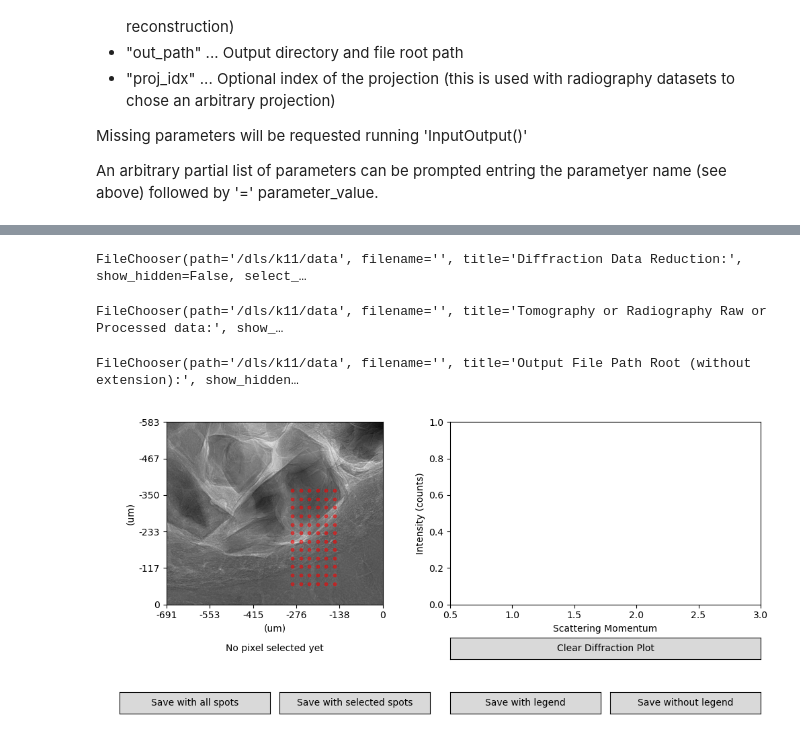
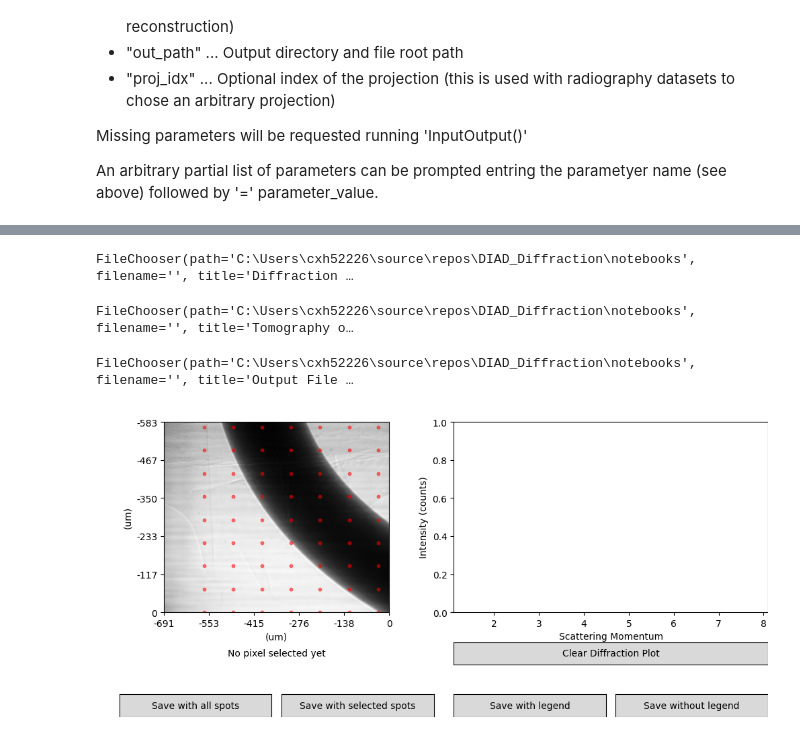
Before and after one commit to DIAD-beamline/DIAD_Diffraction_Postprocessing, a Jupyter notebook: notebooks/DIAD_DiffractionDataExplorer.ipynb, the cells around one changed output, grey strips where cells are left out. Drawn from its saved outputs; the diff is of its cells as text; code cells hidden in the pictures.

```diff
--- a/notebooks/DIAD_DiffractionDataExplorer.ipynb
+++ b/notebooks/DIAD_DiffractionDataExplorer.ipynb
@@ -27,12 +62,12 @@ DIFF_View_1.DataExplorer()
 # %%
-DIFF_View_2 = DiffractionDataExplorer()
+DIFF_View = DiffractionDataExplorer()
 # %%
-DIFF_View_2.InputOutput()
+DIFF_View.InputOutput()
 # %% [output]
-FileChooser(path='/dls/k11/data', filename='', title='Diffraction Data Reduction:', show_hidden=False, select_…
+FileChooser(path='C:\Users\cxh52226\source\repos\DIAD_Diffraction\notebooks', filename='', title='Diffraction …
-FileChooser(path='/dls/k11/data', filename='', title='Tomography or Radiography Raw or Processed data:', show_…
+FileChooser(path='C:\Users\cxh52226\source\repos\DIAD_Diffraction\notebooks', filename='', title='Tomography o…
-FileChooser(path='/dls/k11/data', filename='', title='Output File Path Root (without extension):', show_hidden…
+FileChooser(path='C:\Users\cxh52226\source\repos\DIAD_Diffraction\notebooks', filename='', title='Output File …
 # %%
-DIFF_View_2.DataExplorer()
+DIFF_View.DataExplorer()
 # %% [output]
-[figure, old version]
+[figure, new version]
```
Also changed, not shown: parts of 4 cells of this notebook, 3 other files.
